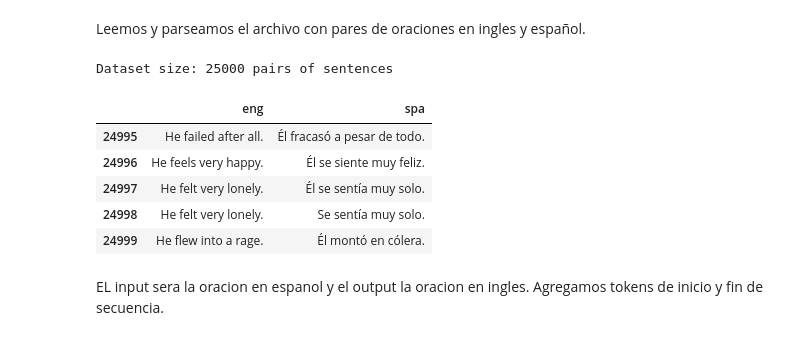
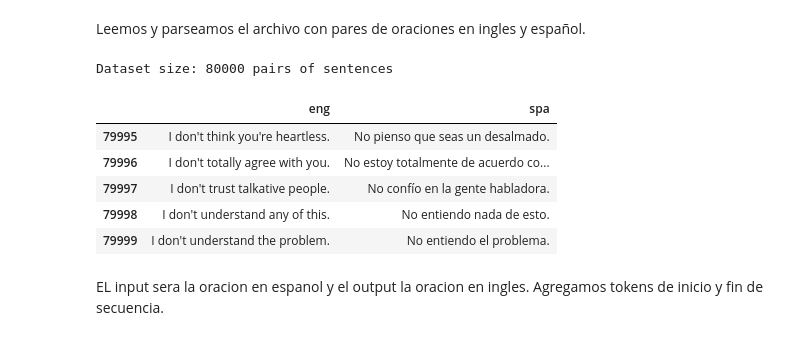
Before and after one commit to maximdorogov/fiuba-nlp, a Jupyter notebook: desafio_4/desafio_4.ipynb, the cells around one changed output. Cells and saved outputs as stored; diff of their text form; code cells hidden in the pictures.

```diff
--- a/desafio_4/desafio_4.ipynb
+++ b/desafio_4/desafio_4.ipynb
@@ -34,21 +27,21 @@ To enable the following instructions: AVX2 FMA, in other operations, rebuild Ten
 Leemos y parseamos el archivo con pares de oraciones en ingles y español.
 # %%
 DATA_FILE = './spa-eng/spa.txt'
-N_ROWS = 25000
+N_ROWS = 80000
 # read only N first lines for faster testing
 data = pd.read_csv(
     DATA_FILE, sep='\t', header=None, names=['eng', 'spa', 'other'], nrows=N_ROWS)
 data = data[['eng', 'spa']]
 print(f'Dataset size: {len(data)} pairs of sentences')
 data.tail()
 # %% [output]
-Dataset size: 25000 pairs of sentences
+Dataset size: 80000 pairs of sentences
 |  | eng | spa |
-| 24995 | He failed after all. | Él fracasó a pesar de todo. |
-| 24996 | He feels very happy. | Él se siente muy feliz. |
-| 24997 | He felt very lonely. | Él se sentía muy solo. |
-| 24998 | He felt very lonely. | Se sentía muy solo. |
-| 24999 | He flew into a rage. | Él montó en cólera. |
+| 79995 | I don't think you're heartless. | No pienso que seas un desalmado. |
+| 79996 | I don't totally agree with you. | No estoy totalmente de acuerdo co... |
+| 79997 | I don't trust talkative people. | No confío en la gente habladora. |
+| 79998 | I don't understand any of this. | No entiendo nada de esto. |
+| 79999 | I don't understand the problem. | No entiendo el problema. |
 # %% [markdown]
 EL input sera la oracion en espanol y el output la oracion en ingles. Agregamos tokens de inicio y fin de secuencia.
 # %%
```
Also changed, not shown: parts of 19 cells of this notebook, 2 other files.
